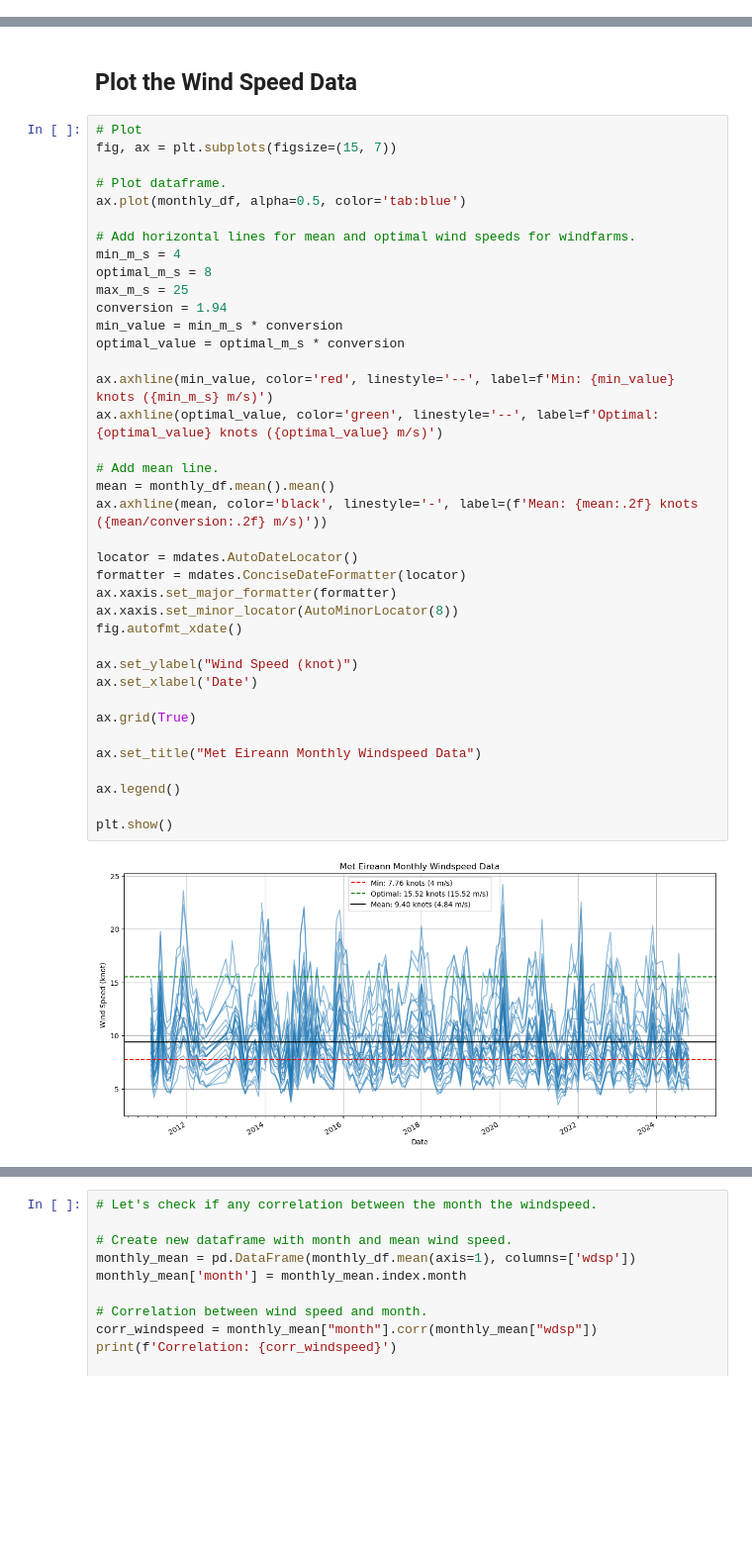
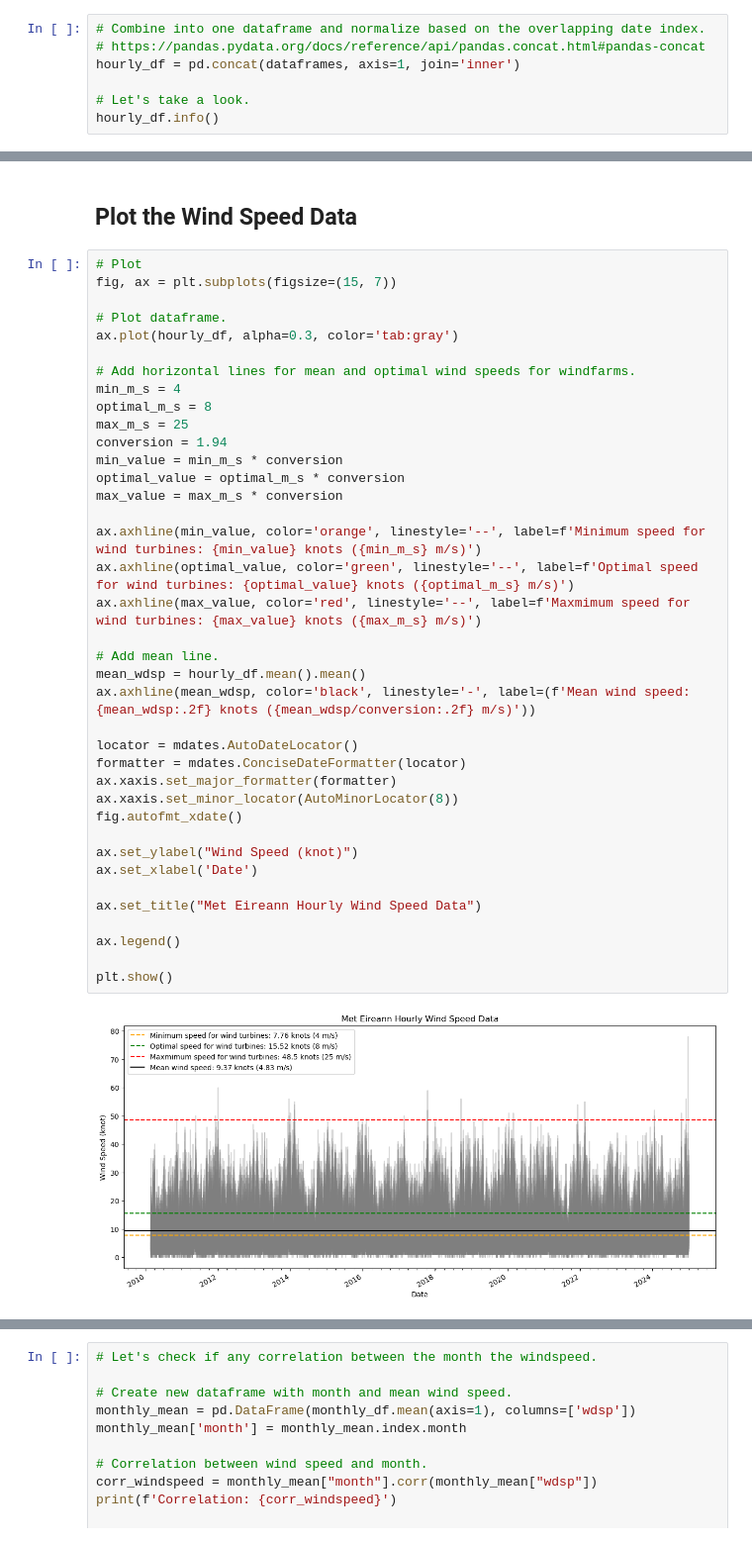
Before and after one commit to eoghanpw/PFDA-project, a Jupyter notebook: this_is_the_project.ipynb, the cells around one changed output, grey strips where cells are left out. Shown at 99% size. Saved outputs shown, nothing was run; the diff lists cells and outputs as text; blank space fills up the shorter version.

```diff
--- a/this_is_the_project.ipynb
+++ b/this_is_the_project.ipynb
@@ -161,0 +247,7 @@ monthly_df = monthly_df.drop(columns=['markree', 'phoenix_park'])
+# %%
+# Combine into one dataframe and normalize based on the overlapping date index.
+# https://pandas.pydata.org/docs/reference/api/pandas.concat.html#pandas-concat
+hourly_df = pd.concat(dataframes, axis=1, join='inner')
+
+# Let's take a look.
+hourly_df.info()
@@ -165,40 +275,40 @@ monthly_df = monthly_df.drop(columns=['markree', 'phoenix_park'])
 # Plot
 fig, ax = plt.subplots(figsize=(15, 7))
 
 # Plot dataframe.
-ax.plot(monthly_df, alpha=0.5, color='tab:blue')
+ax.plot(hourly_df, alpha=0.3, color='tab:gray')
 
 # Add horizontal lines for mean and optimal wind speeds for windfarms.
 min_m_s = 4
 optimal_m_s = 8
 max_m_s = 25
 conversion = 1.94
 min_value = min_m_s * conversion
 optimal_value = optimal_m_s * conversion
+max_value = max_m_s * conversion
 
-ax.axhline(min_value, color='red', linestyle='--', label=f'Min: {min_value} knots ({min_m_s} m/s)')
-ax.axhline(optimal_value, color='green', linestyle='--', label=f'Optimal: {optimal_value} knots ({optimal_value} m/s)')
+ax.axhline(min_value, color='orange', linestyle='--', label=f'Minimum speed for wind turbines: {min_value} knots ({min_m_s} m/s)')
+ax.axhline(optimal_value, color='green', linestyle='--', label=f'Optimal speed for wind turbines: {optimal_value} knots ({optimal_m_s} m/s)')
+ax.axhline(max_value, color='red', linestyle='--', label=f'Maxmimum speed for wind turbines: {max_value} knots ({max_m_s} m/s)')
 
 # Add mean line.
-mean = monthly_df.mean().mean()
-ax.axhline(mean, color='black', linestyle='-', label=(f'Mean: {mean:.2f} knots ({mean/conversion:.2f} m/s)'))
+mean_wdsp = hourly_df.mean().mean()
+ax.axhline(mean_wdsp, color='black', linestyle='-', label=(f'Mean wind speed: {mean_wdsp:.2f} knots ({mean_wdsp/conversion:.2f} m/s)'))
 
 locator = mdates.AutoDateLocator()
 formatter = mdates.ConciseDateFormatter(locator)
 ax.xaxis.set_major_formatter(formatter)
 ax.xaxis.set_minor_locator(AutoMinorLocator(8))
 fig.autofmt_xdate()
 
 ax.set_ylabel("Wind Speed (knot)")
 ax.set_xlabel('Date')
 
-ax.grid(True)
-
-ax.set_title("Met Eireann Monthly Windspeed Data")
+ax.set_title("Met Eireann Hourly Wind Speed Data")
 
 ax.legend()
 
 plt.show()
 # %% [output]
-[figure, old version]
+[figure, new version]
 # %%
```
Also changed, not shown: parts of 13 cells of this notebook, 2 other files.
